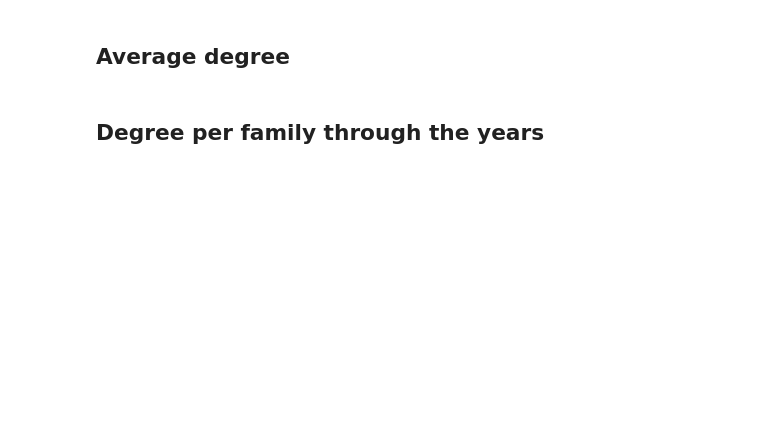
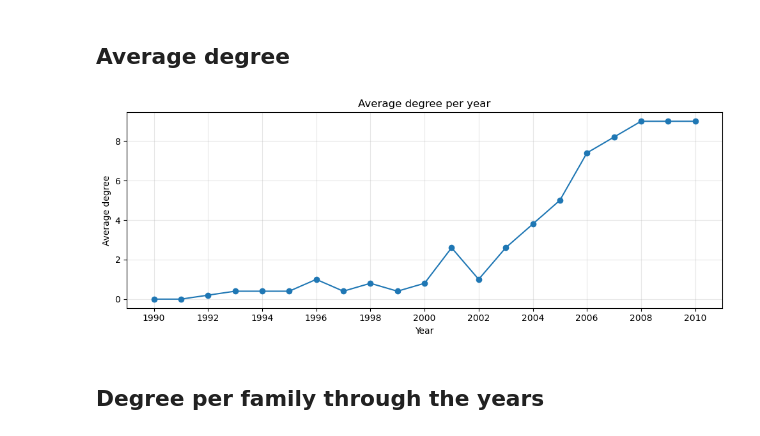
Before and after one commit to jan-cardell/networks_project, a Jupyter notebook: cartel_projection.ipynb, the cells around one changed output. Saved outputs shown, nothing was run; the diff lists cells and outputs as text; code cells hidden in the pictures; blank space fills up the shorter version.

```diff
--- a/cartel_projection.ipynb
+++ b/cartel_projection.ipynb
@@ -182,31 +182,31 @@ REPORTED CASES BY YEAR
 # %%
 # Simple: compute and plot average (unweighted) degree per year
 import pandas as pd
 import matplotlib.pyplot as plt
 
 avg_rows = []
 for year in sorted(graphs_by_year.keys()):
     G = graphs_by_year[year]
     n = G.number_of_nodes()
     if n > 0:
         avg_deg = sum(dict(G.degree()).values()) / n
     else:
         avg_deg = 0
     avg_rows.append({'Year': year, 'AverageDegree': round(avg_deg, 2)})
 
 avg_df = pd.DataFrame(avg_rows)
-print('Average degree by year:')
-print(avg_df.to_string(index=False))
 
 plt.figure(figsize=(10,4))
 plt.plot(avg_df['Year'], avg_df['AverageDegree'], marker='o', color='tab:blue')
 plt.xlabel('Year')
 plt.ylabel('Average degree')
-plt.title('Average degree per year (simple)')
+plt.title('Average degree per year')
 plt.grid(alpha=0.3)
 plt.xticks(range(min(avg_df['Year']), max(avg_df['Year'])+1, 2))
 plt.tight_layout()
 plt.show()
+# %% [output]
+[figure, added]
 # %% [markdown]
 ## Degree per family through the years
 # %%
```
Also changed, not shown: parts of 3 cells of this notebook.
